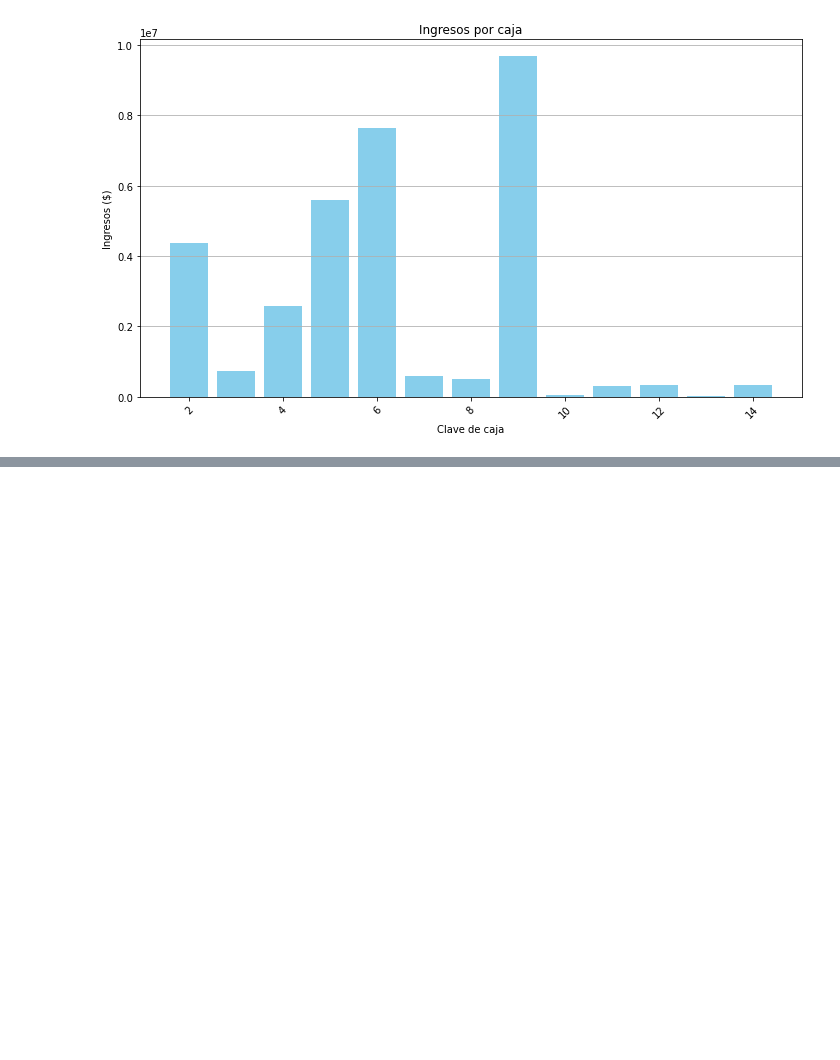
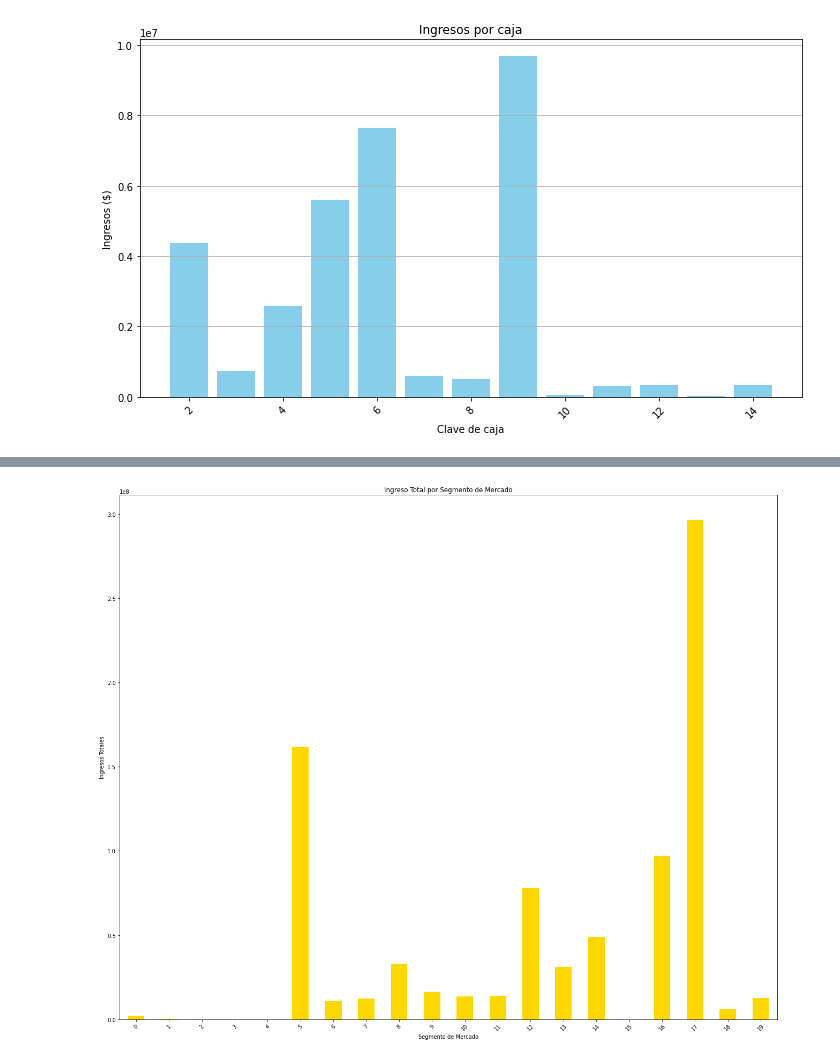
Before and after one commit to carolinahdzm/TCA_clasificacion_Equipo3, a Jupyter notebook: EDA_equipo3.ipynb, the cells around one changed output, grey strips where cells are left out. Saved outputs shown, nothing was run; the diff lists cells and outputs as text; code cells hidden in the pictures; blank space fills up the shorter version.

```diff
--- a/EDA_equipo3.ipynb
+++ b/EDA_equipo3.ipynb
@@ -739,0 +785,12 @@ plt.show()
+# %%
+# Agrupar y graficar
+ingresos_segmento = df_resv.groupby("id_segmento_comp")["h_tfa_total"].sum()
+plt.figure(figsize=(22, 18))
+ingresos_segmento.plot(kind="bar", color="gold")
+plt.title("Ingreso Total por Segmento de Mercado")
+plt.xlabel("Segmento de Mercado")
+plt.ylabel("Ingresos Totales")
+plt.xticks(rotation=45)
+plt.show()
+# %% [output]
+[figure, added]
```
Also changed, not shown: parts of 8 cells of this notebook.
